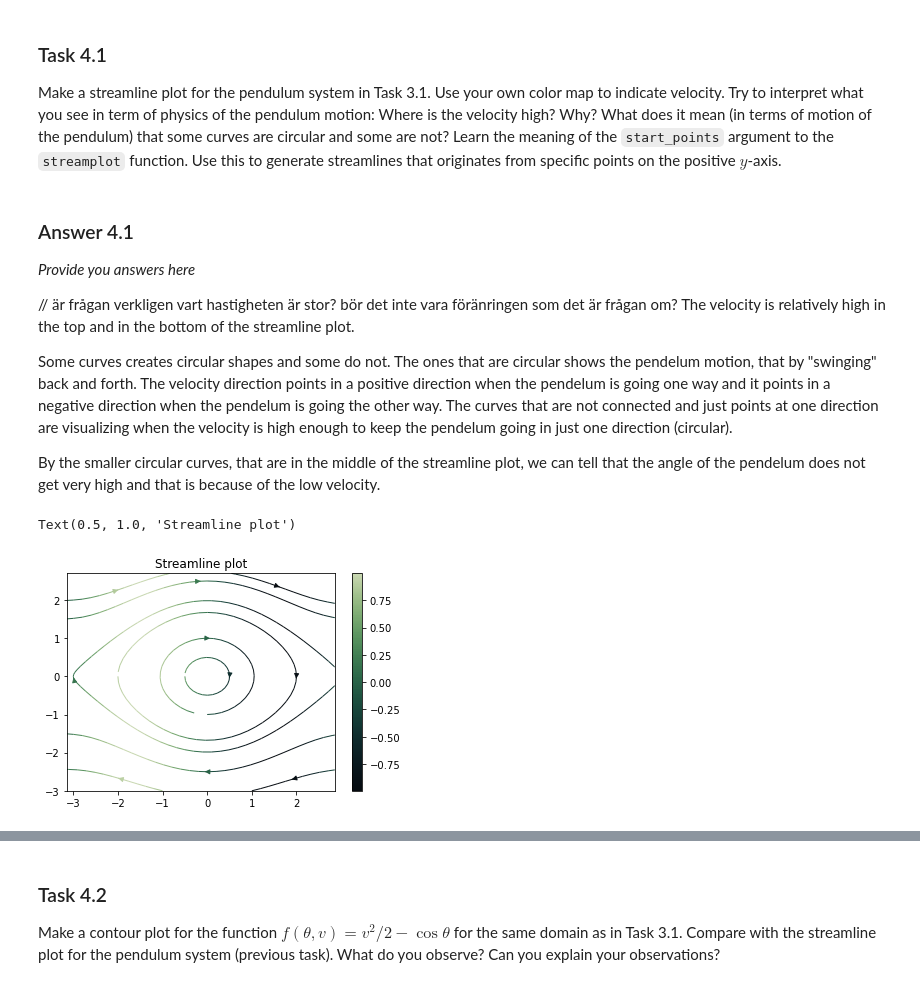
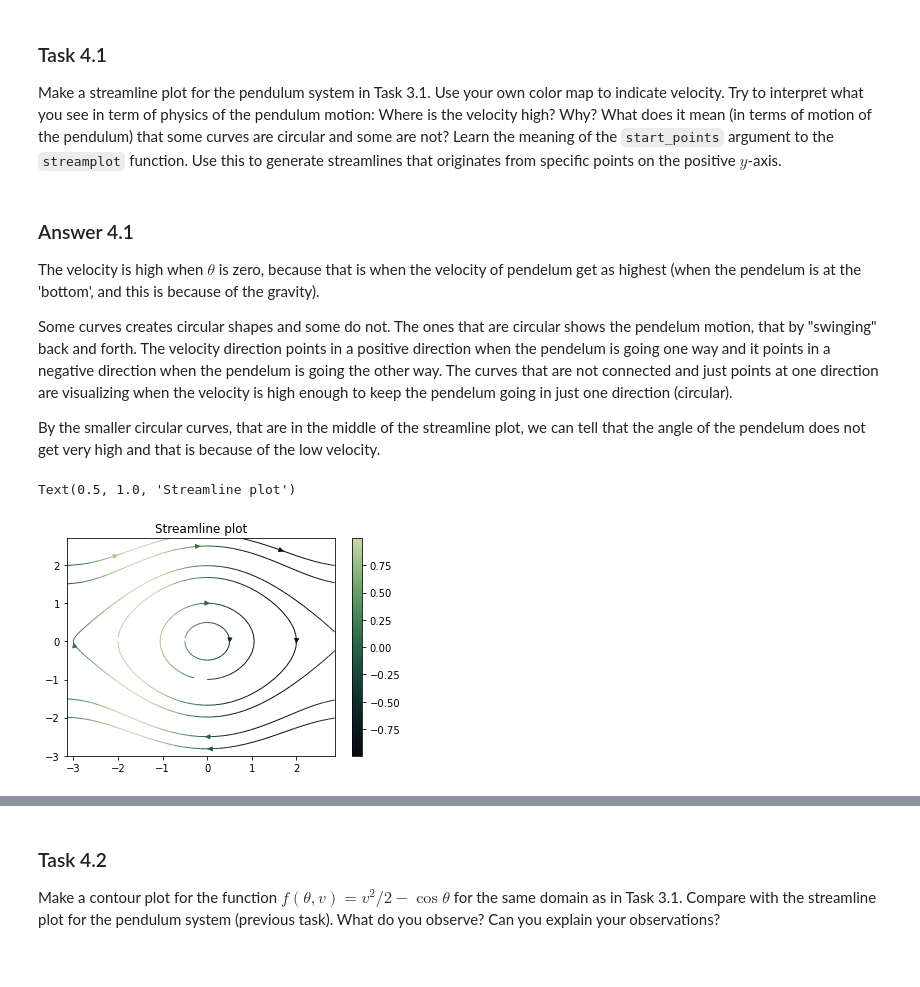
Before and after one commit to elvinafahlgren/Visualization, a Jupyter notebook: worksheet-3.ipynb, the cells around one changed output, grey strips where cells are left out. Cells and saved outputs as stored; diff of their text form; code cells hidden in the pictures.

```diff
--- a/worksheet-3.ipynb
+++ b/worksheet-3.ipynb
@@ -304,23 +267,18 @@ What does it mean (in terms of motion of the pendulum) that some curves are circ
 Learn the meaning of the `start_points` argument to the `streamplot` function. Use this to generate streamlines that originates from specific points on the positive $y$-axis.
 # %% [markdown]
 ### Answer 4.1
-_Provide you answers here_
-
-// är frågan verkligen vart hastigheten är stor? bör det inte vara föränringen som det är frågan om?
-The velocity is relatively high in the top and in the bottom of the streamline plot.
-
+The velocity is high when $\theta$ is zero, because that is when the velocity of pendelum get as highest (when the pendelum is at the 'bottom', and this is because of the gravity).
 
 Some curves creates circular shapes and some do not. The ones that are circular shows the pendelum motion, that by "swinging" back and forth. The velocity direction points in a positive direction when the pendelum is going one way and it points in a negative direction when the pendelum is going the other way. The curves that are not connected and just points at one direction are visualizing when the velocity is high enough to keep the pendelum going in just one direction (circular).
 
 By the smaller circular curves, that are in the middle of the streamline plot, we can tell that the angle of the pendelum does not get very high and that is because of the low velocity.
 # %%
-# ...and your code-cells here
-
+# code for streamline plot
 fig, ax = plt.subplots()
-start = [[-3, 0], [-3, 2], [-2, 0], [-1, -3], [-0.5, 0], [0, -2.5],  [0, -1], [0, 2.5], [1, -3], [2.5, 2]]
+start = [[-3, 0], [-3, 2], [-2, 0], [-3, -2], [-0.5, 0], [0, -2.5],  [0, -1], [0, 2.5], [2.8, 2]]
 strm = plt.streamplot(T, V, t_dir, v_dir, linewidth=1, color=v_dir, cmap=cubehelix_palette, start_points=start)
 fig.colorbar(strm.lines)
 plt.title("Streamline plot")
 # %% [output]
 Text(0.5, 1.0, 'Streamline plot')
-[figure, old version]
+[figure, new version]
```
Also changed, not shown: parts of 9 cells of this notebook, 9 other files.
